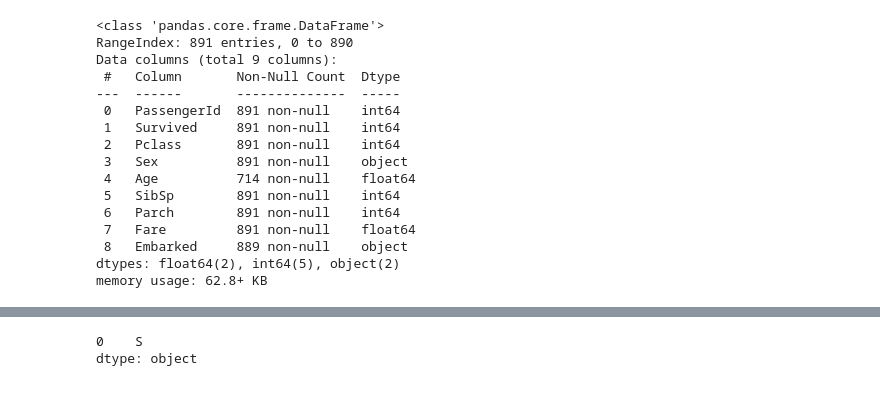
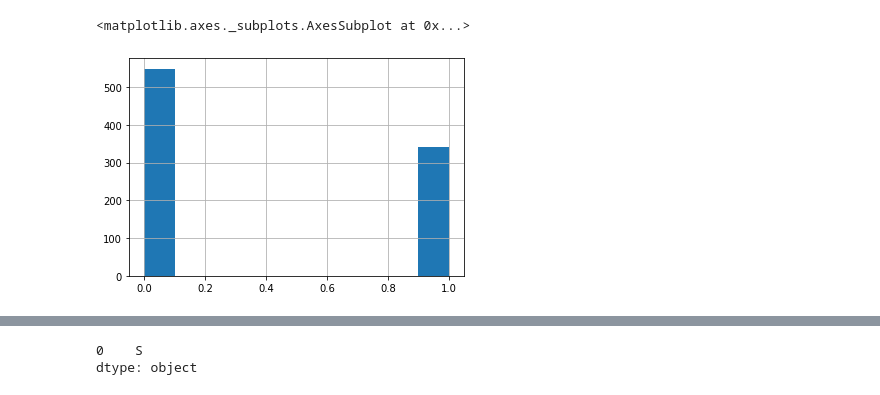
Before and after one commit to Muhamadsulton/kaggle, a Jupyter notebook: Титаник.ipynb, the cells around one changed output, grey strips where cells are left out. Drawn from its saved outputs; the diff is of its cells as text; code cells hidden in the pictures.

```diff
--- a/Титаник.ipynb
+++ b/Титаник.ipynb
@@ -50,19 +125,0 @@ data.describe()
-# %%
-data.info()
-# %% [output]
-<class 'pandas.core.frame.DataFrame'>
-RangeIndex: 891 entries, 0 to 890
-Data columns (total 9 columns):
- #   Column       Non-Null Count  Dtype
----  ------       --------------  -----
- 0   PassengerId  891 non-null    int64
- 1   Survived     891 non-null    int64
- 2   Pclass       891 non-null    int64
- 3   Sex          891 non-null    object
- 4   Age          714 non-null    float64
- 5   SibSp        891 non-null    int64
- 6   Parch        891 non-null    int64
- 7   Fare         891 non-null    float64
- 8   Embarked     889 non-null    object
-dtypes: float64(2), int64(5), object(2)
-memory usage: 62.8+ KB
@@ -68,0 +129,5 @@ memory usage: 62.8+ KB
+# %%
+data['Survived'].hist()
+# %% [output]
+<matplotlib.axes._subplots.AxesSubplot at 0x...>
+[figure, added]
```
Also changed, not shown: parts of 215 cells of this notebook.
